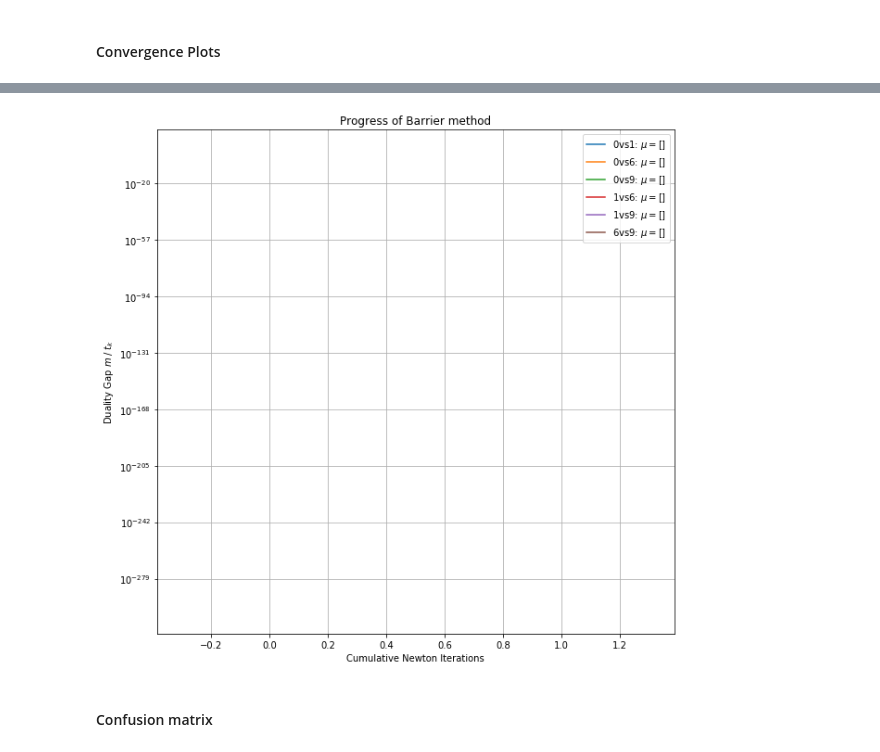
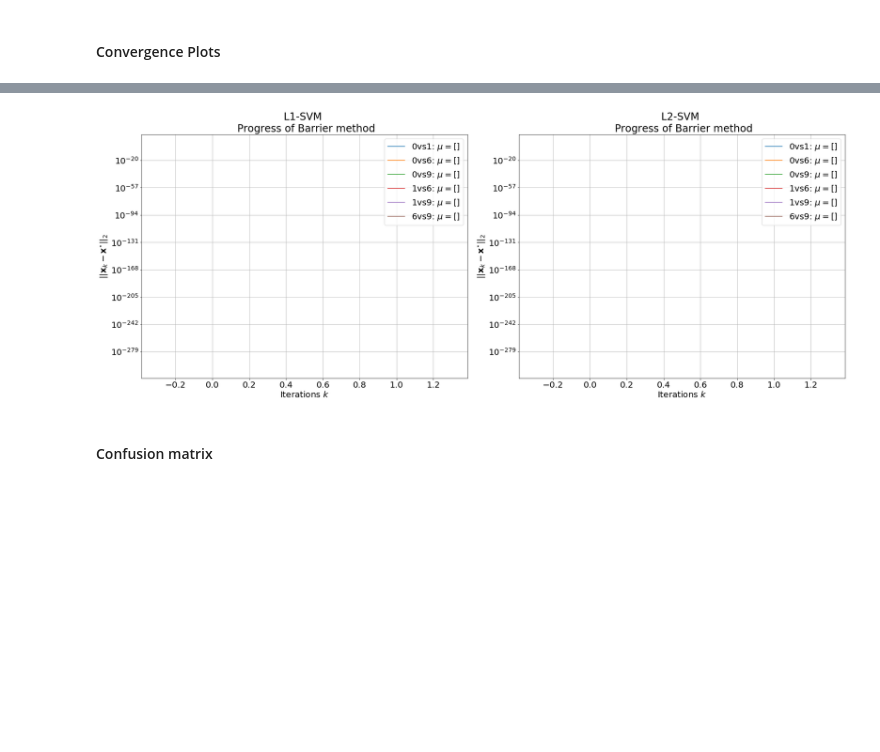
Before and after one commit to udeepam/svm, a Jupyter notebook: notebooks/main.ipynb, the cells around one changed output, grey strips where cells are left out. Saved outputs shown, nothing was run; the diff lists cells and outputs as text; code cells hidden in the pictures; blank space fills up the shorter version.

```diff
--- a/notebooks/main.ipynb
+++ b/notebooks/main.ipynb
@@ -462,16 +205,30 @@ plt.show()
 # %%
-plt.figure(figsize=(10,10))
-for ClassVsClass, info in svm.opt_info.items():
-    plt.step(np.cumsum(info['newton_iterations']), info['duality_gaps'],
+fig, (ax1, ax2) = plt.subplots(1,2, figsize=(25,10))
+plt.rcParams.update({'font.size': 20})
+
+for ClassVsClass, info in L1_svm.opt_info.items():
+    ax1.step(np.cumsum(info['newton_iterations']), info['duality_gaps'],
              label=str(ClassVsClass)+": $\mu=$"+str(info['mu']))
-plt.title("Progress of Barrier method")
-plt.ylabel("Duality Gap $m\;/\;t_k$")
-plt.xlabel("Cumulative Newton Iterations")
+ax1.set_title("L1-SVM \n Progress of Barrier method")
+ax1.set_ylabel("$|| \mathbf{x}_k-\mathbf{x}^{\star} ||_2$")
+ax1.set_xlabel("Iterations $k$")
+ax1.set_yscale("log")
+ax1.legend()
+ax1.grid(which='both', axis='both')
+
+for ClassVsClass, info in L2_svm.opt_info.items():
+    ax2.step(np.cumsum(info['newton_iterations']), info['duality_gaps'],
+             label=str(ClassVsClass)+": $\mu=$"+str(info['mu']))
+plt.title("L2-SVM \n Progress of Barrier method")
+plt.ylabel("$|| \mathbf{x}_k-\mathbf{x}^{\star} ||_2$")
+plt.xlabel("Iterations $k$")
 plt.yscale("log")
 plt.legend()
 plt.grid(which='both', axis='both')
+plt.tight_layout()
+# plt.savefig("docs/report_pics/barrier_duality_gap.pdf", format="pdf")
 plt.show()
 # %% [output]
-[figure, old version]
+[figure, new version]
 # %% [markdown]
 #### Confusion matrix
```
Also changed, not shown: parts of 19 cells of this notebook, 9 other files.
